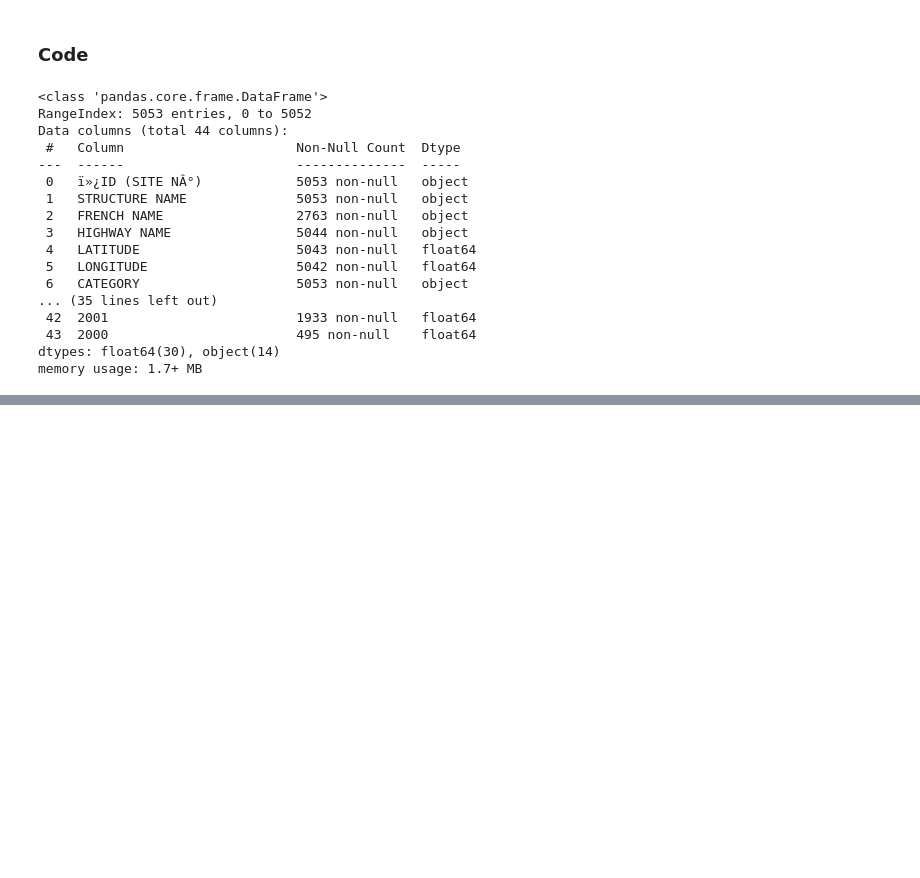
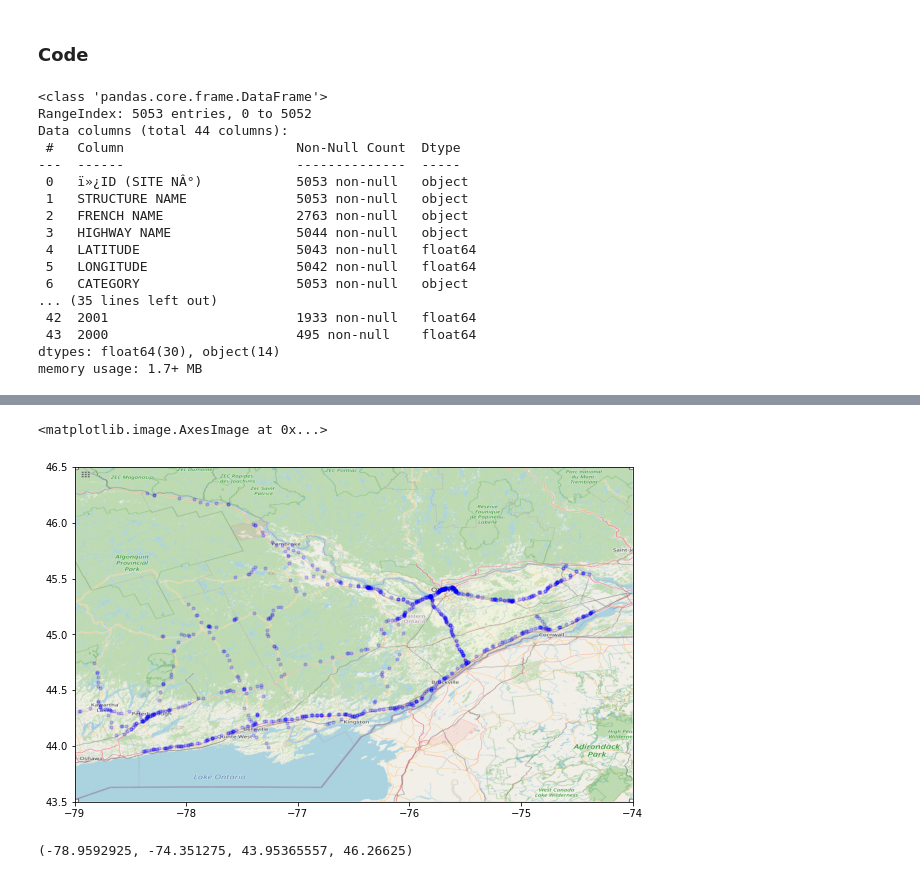
Before and after one commit to diyanxu/DataScienceReport, a Jupyter notebook: group_project.ipynb, the cells around one changed output, grey strips where cells are left out. Drawn from its saved outputs; the diff is of its cells as text; code cells hidden in the pictures; blank space fills up the shorter version.

```diff
--- a/group_project.ipynb
+++ b/group_project.ipynb
@@ -50,0 +84,17 @@ memory usage: 1.7+ MB
+# %%
+# plotting just 1 region
+east_map = plt.imread('eastern.png')
+bounds_east = (-79, -74, 43.5, 46.5)
+eastern = bridge_loc[bridge_loc['REGION'] == 'Eastern']
+fig2, ax2 = plt.subplots(figsize = (10,10))
+ax2.scatter(eastern.LONGITUDE, eastern.LATITUDE, zorder=1, alpha= 0.2, c='b', s=10);
+ax2.set_xlim(bounds_east[0],bounds_east[1])
+ax2.set_ylim(bounds_east[2],bounds_east[3])
+ax2.imshow(east_map, zorder=0, extent = bounds_east, aspect= 'equal')
+# %% [output]
+<matplotlib.image.AxesImage at 0x...>
+[figure, added]
+# %%
+(eastern.LONGITUDE.min(), eastern.LONGITUDE.max(), eastern.LATITUDE.min(), eastern.LATITUDE.max())
+# %% [output]
+(-78.9592925, -74.351275, 43.95365557, 46.26625)
```
Also changed, not shown: parts of 5 cells of this notebook, 1 other file.
